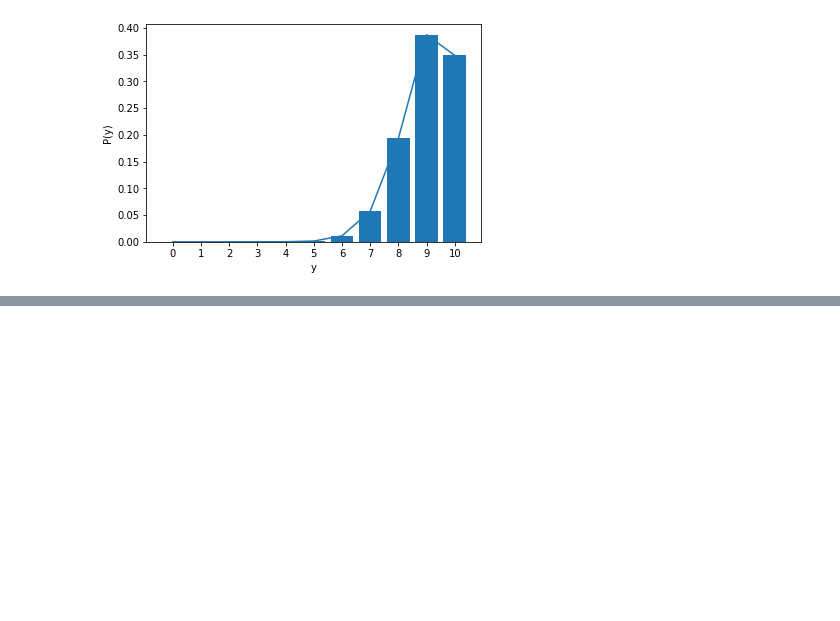
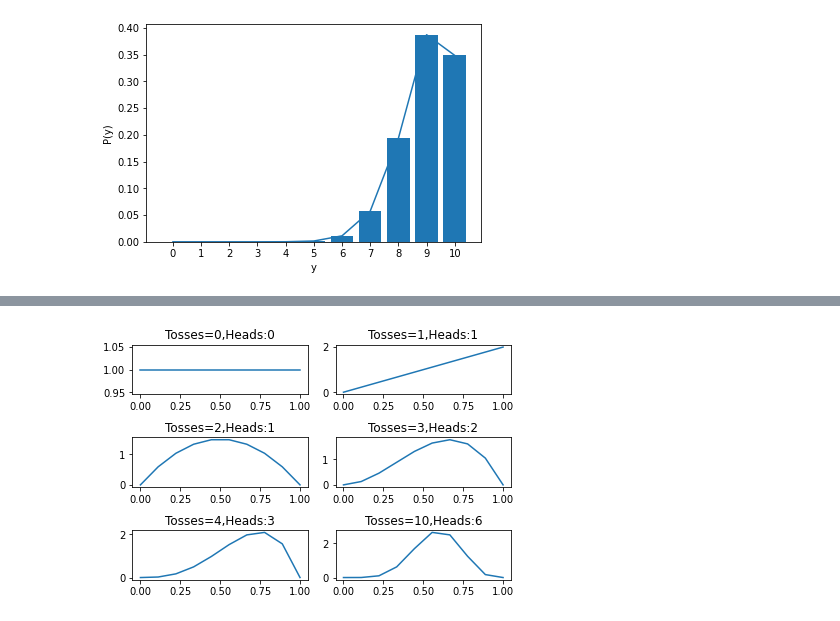
Before and after one commit to amir1m/learning-ml, a Jupyter notebook: FCML_CoinToss.ipynb, the cells around one changed output, grey strips where cells are left out. Cells and saved outputs as stored; diff of their text form; code cells hidden in the pictures; blank space fills up the shorter version.

```diff
--- a/FCML_CoinToss.ipynb
+++ b/FCML_CoinToss.ipynb
@@ -34,0 +92,16 @@ plot_dist ( N=10, prob_y = get_binomial_prob_dist(N=10, r=0.9 ))
+# %%
+tosses = [0,1,2,3,4,10]
+heads = [0,1,1,2,3,6]
+a = 1.0
+b = 1.0
+prob_yn_r = []
+r_values = np.linspace(0.0,1.0, 10)
+for i in range(0,6):
+  N = tosses[i]
+  yN = heads[i]
+  delta = yN + a
+  gamma = N - yN + b
+  expectations = delta / (delta + gamma)
+  variance = (delta * gamma) / ((delta + gamma)**2 * (delta + gamma + 1))
+  print("Toss %d: \n\t Heads = %f, delta = %f, gamma = %f, expectations = %f, variance = %f" %(N,yN, delta, gamma,expectations,variance))
+  prob_yn_r.append(beta.pdf(r_values, delta, gamma ))
@@ -34,0 +121,11 @@ plot_dist ( N=10, prob_y = get_binomial_prob_dist(N=10, r=0.9 ))
+# %%
+figure, axes = plt.subplots(nrows=3, ncols=2)
+i = 0
+for row in range(3):
+  for col in range(2):
+    axes[row, col].plot(r_values, prob_yn_r[i])
+    axes[row, col].set_title('Tosses=%d,Heads:%d'%(tosses[i], heads[i]))
+    i += 1
+figure.tight_layout(pad=1.0)
+# %% [output]
+[figure, added]
```
Also changed, not shown: parts of 10 cells of this notebook.
